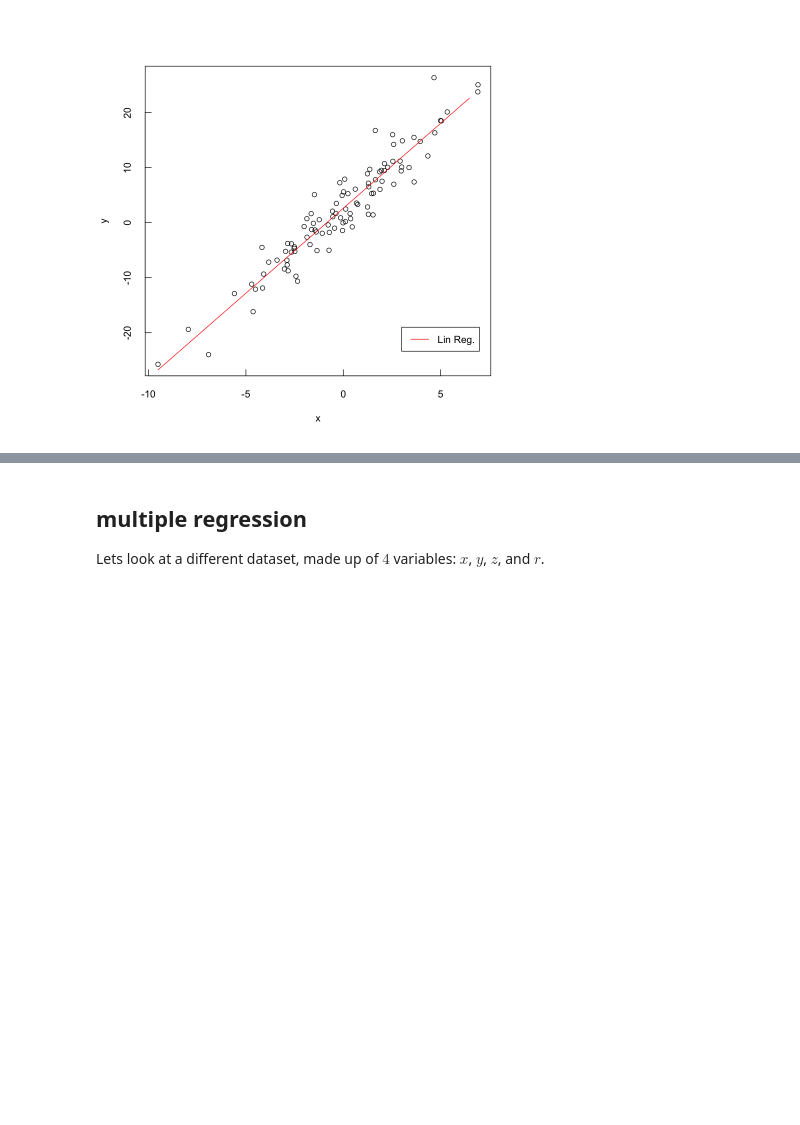
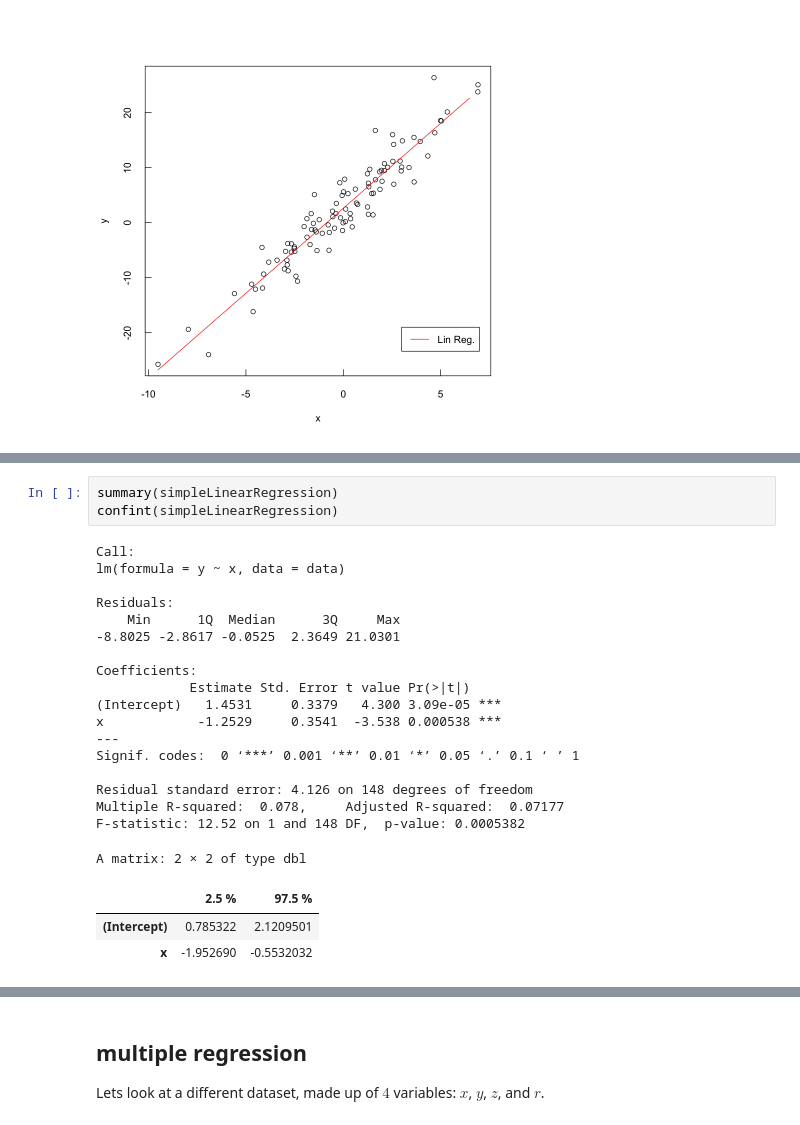
Before and after one commit to mhc-stat340-f2019-sec02/class2, a Jupyter notebook: simple_multiple_polynomial regression.ipynb, the cells around one changed output, grey strips where cells are left out. Saved outputs shown, nothing was run; the diff lists cells and outputs as text; blank space fills up the shorter version.

```diff
--- a/simple_multiple_polynomial regression.ipynb
+++ b/simple_multiple_polynomial regression.ipynb
@@ -140,0 +209,25 @@ legend(3,-19,legend="Lin Reg.",col='red',lty=1)
+# %%
+summary(simpleLinearRegression)
+confint(simpleLinearRegression)
+# %% [output]
+Call:
+lm(formula = y ~ x, data = data)
+
+Residuals:
+    Min      1Q  Median      3Q     Max
+-8.8025 -2.8617 -0.0525  2.3649 21.0301
+
+Coefficients:
+            Estimate Std. Error t value Pr(>|t|)
+(Intercept)   1.4531     0.3379   4.300 3.09e-05 ***
+x            -1.2529     0.3541  -3.538 0.000538 ***
+---
+Signif. codes:  0 ‘***’ 0.001 ‘**’ 0.01 ‘*’ 0.05 ‘.’ 0.1 ‘ ’ 1
+
+Residual standard error: 4.126 on 148 degrees of freedom
+Multiple R-squared:  0.078,     Adjusted R-squared:  0.07177
+F-statistic: 12.52 on 1 and 148 DF,  p-value: 0.0005382
+A matrix: 2 × 2 of type dbl
+|  | 2.5 % | 97.5 % |
+| (Intercept) | 0.785322 | 2.1209501 |
+| x | -1.952690 | -0.5532032 |
```
Also changed, not shown: parts of 7 cells of this notebook.
